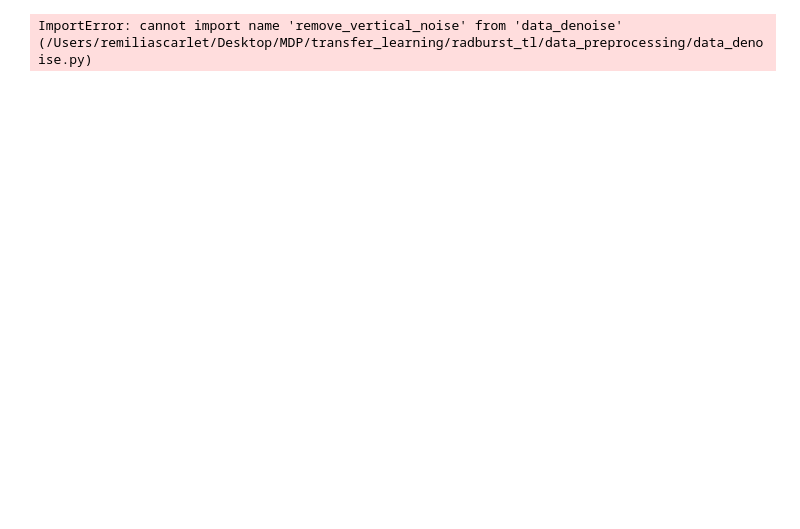
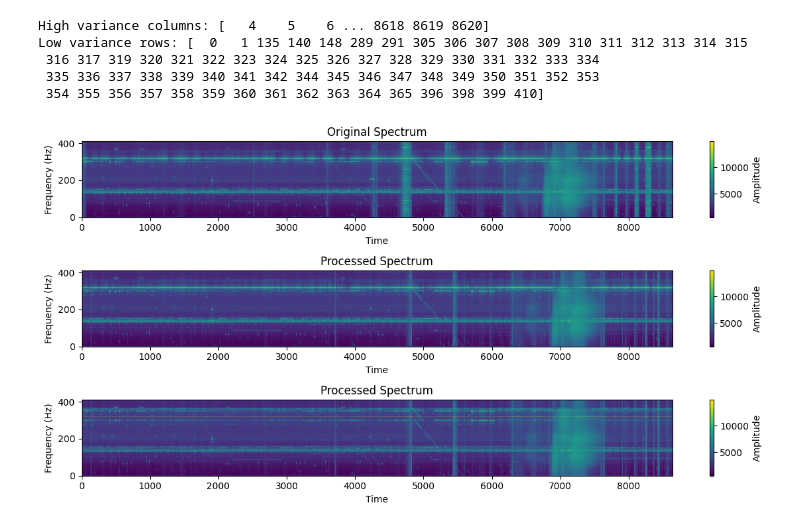
Before and after one commit to Kasper-Heliophysics-MDP/TransferLearning_CNN, a Jupyter notebook: radburst_tl/data_preprocessing/data_segment.ipynb, the cells around one changed output. Cells and saved outputs as stored; diff of their text form; code cells hidden in the pictures; blank space fills up the shorter version.

Commit message:
data manual label and mask done

```diff
--- a/radburst_tl/data_preprocessing/data_segment.ipynb
+++ b/radburst_tl/data_preprocessing/data_segment.ipynb
@@ -18,30 +18,40 @@ data = df.iloc[:, 2:]
 # print("Frequency (Hz):\n", frequency)
 # print("Data:\n", data.head())
 # %%
-from data_denoise import remove_vertical_noise
-from data_denoise import detect_srb
+from data_denoise import remove_horizontal_noise, remove_vertical_noise
 
-removed_data = remove_vertical_noise(data)
-
-cleaned_mask = detect_srb(removed_data)
+remove_horizontal_data = remove_horizontal_noise(data)
+removed_data = remove_vertical_noise(remove_horizontal_data)
 
 plt.figure(figsize=(12, 6))
 
-plt.subplot(2, 1, 1)
-plt.imshow(removed_data.T, aspect='auto', origin='lower', cmap='viridis')
+plt.subplot(3, 1, 1)
+plt.imshow(data.T, aspect='auto', origin='lower', cmap='viridis')
 plt.title('Original Spectrum')
 plt.xlabel('Time')
 plt.ylabel('Frequency (Hz)')
 plt.colorbar(label='Amplitude')
 
-plt.subplot(2, 1, 2)
-plt.plot(cleaned_mask, label='Processed Mask', color='orange')
-plt.title('Processed Mask')
+plt.subplot(3, 1, 2)
+plt.imshow(remove_horizontal_data.T, aspect='auto', origin='lower', cmap='viridis')
+plt.title('Processed Spectrum')
 plt.xlabel('Time')
-plt.ylabel('Mask')
-plt.legend()
+plt.ylabel('Frequency (Hz)')
+plt.colorbar(label='Amplitude')
+
+plt.subplot(3, 1, 3)
+plt.imshow(removed_data.T, aspect='auto', origin='lower', cmap='viridis')
+plt.title('Processed Spectrum')
+plt.xlabel('Time')
+plt.ylabel('Frequency (Hz)')
+plt.colorbar(label='Amplitude')
 
 plt.tight_layout()
 plt.show()
 # %% [output]
-ImportError: cannot import name 'remove_vertical_noise' from 'data_denoise' (/Users/remiliascarlet/Desktop/MDP/transfer_learning/radburst_tl/data_preprocessing/data_denoise.py)
+High variance columns: [   4    5    6 ... 8618 8619 8620]
+Low variance rows: [  0   1 135 140 148 289 291 305 306 307 308 309 310 311 312 313 314 315
+ 316 317 319 320 321 322 323 324 325 326 327 328 329 330 331 332 333 334
+ 335 336 337 338 339 340 341 342 344 345 346 347 348 349 350 351 352 353
+ 354 355 356 357 358 359 360 361 362 363 364 365 396 398 399 410]
+[figure, added]
```
Also changed, not shown: parts of 2 cells of this notebook, 3 other files.
